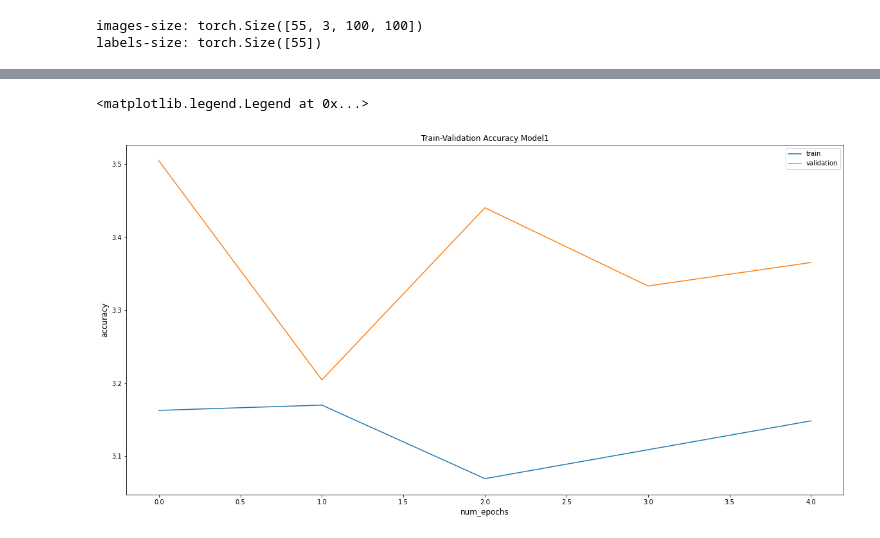
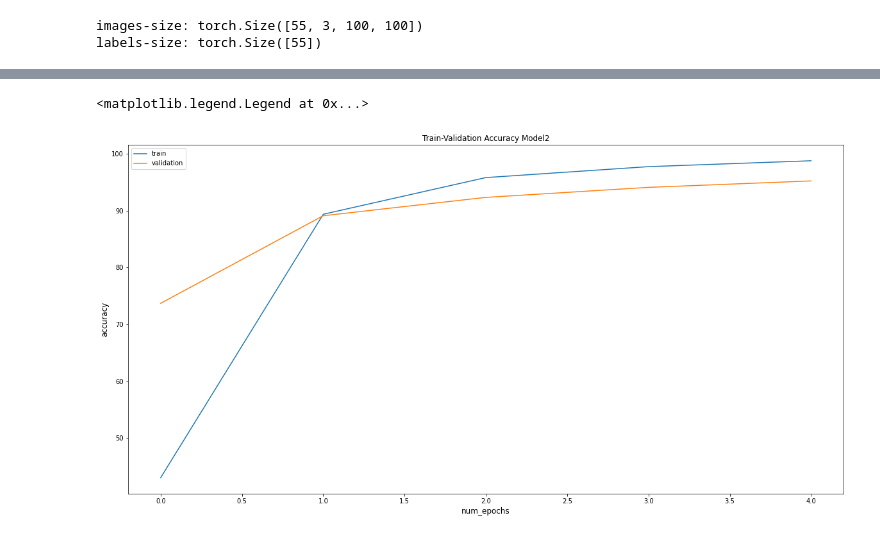
Before and after one commit to hadar424/Final_Project_In_Course_896874, a Jupyter notebook: my_final_project.ipynb, the cells around one changed output, grey strips where cells are left out. Cells and saved outputs as stored; diff of their text form; code cells hidden in the pictures.

```diff
--- a/my_final_project.ipynb
+++ b/my_final_project.ipynb
@@ -85,7 +74,7 @@ def train_model(model,n_epochs, loss_func, optimizer, train_dataloader, test_dat
       _,pred = torch.max(outputs, dim=1)
       correct += torch.sum(pred==target_).item()
       total += target_.size(0)
-      if (batch_idx) % 20 == 0:
+      if (batch_idx) % 100 == 0:
         print ('Epoch [{}/{}], Step [{}/{}], Loss: {:.4f}'
         .format(epoch, n_epochs, batch_idx, total_step, loss.item()))
     train_acc.append(100 * correct / total)
@@ -184,6 +173,9 @@ test_dataloader2 = DataLoader(test_dataset2, batch_size=batch_size, shuffle=True
 model2 = models.resnet18(pretrained=True)
 model2 = model2.cuda() if device else model2
 
+criterion2 = nn.CrossEntropyLoss()
+sgd_optimizer2 = optim.SGD(model2.parameters(), lr=0.0001, momentum=0.9)
+
 num_features = model2.fc.in_features
 model2.fc = nn.Linear(num_features, batch_size)
 model2.fc = model2.fc.cuda()
@@ -192,5 +182,5 @@ Downloading: "https://download.pytorch.org/models/resnet18-5c106cde.pth" to /roo
 # %%
-train_acc2,val_acc2 = train_model(model2,epoches,criterion,sgd_optimizer,train_dataloader2,test_dataloader2,device)
+train_acc2,val_acc2 = train_model(model2,epoches,criterion2,sgd_optimizer2,train_dataloader2,test_dataloader2,device)
 # %% [output]
 Epoch 1
 
@@ -212,14 +202,14 @@ validation loss: 4.1948, validation acc: 3.3655
 # %%
 fig = plt.figure(figsize=(20,10))
-plt.title("Train-Validation Accuracy Model1")
+plt.title("Train-Validation Accuracy Model2")
 plt.plot(train_acc2, label='train')
 plt.plot(val_acc2, label='validation')
 plt.xlabel('num_epochs', fontsize=12)
 plt.ylabel('accuracy', fontsize=12)
 plt.legend(loc='best')
 # %% [output]
 <matplotlib.legend.Legend at 0x...>
-[figure, old version]
+[figure, new version]
 # %%
 plt.ion()
 visualize_model(model2, 4, test_dataloader2, test_dataset2)
```
Also changed, not shown: parts of 15 cells of this notebook.
